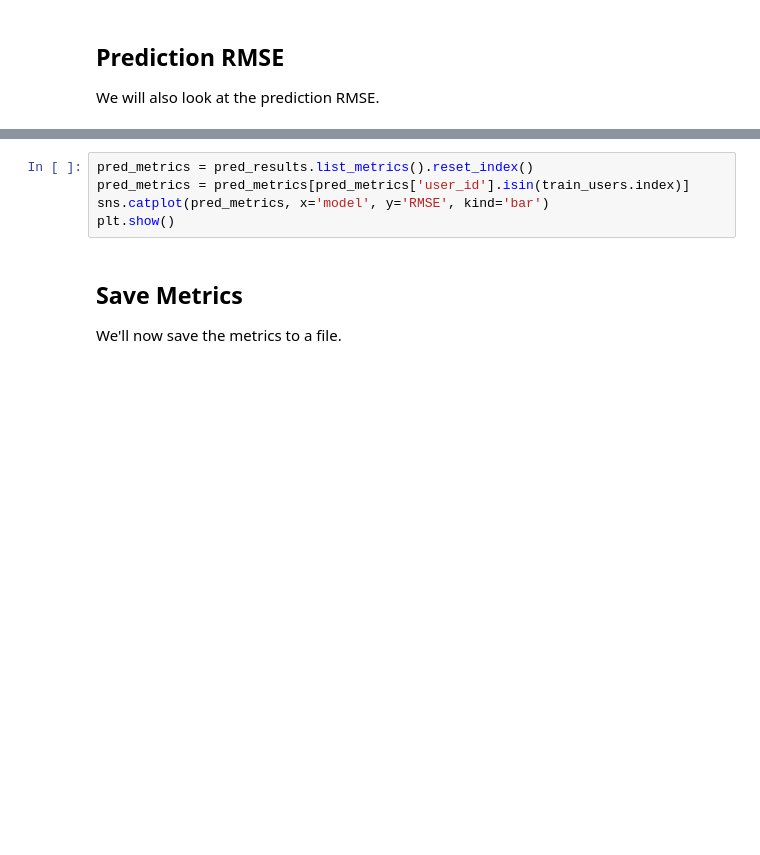
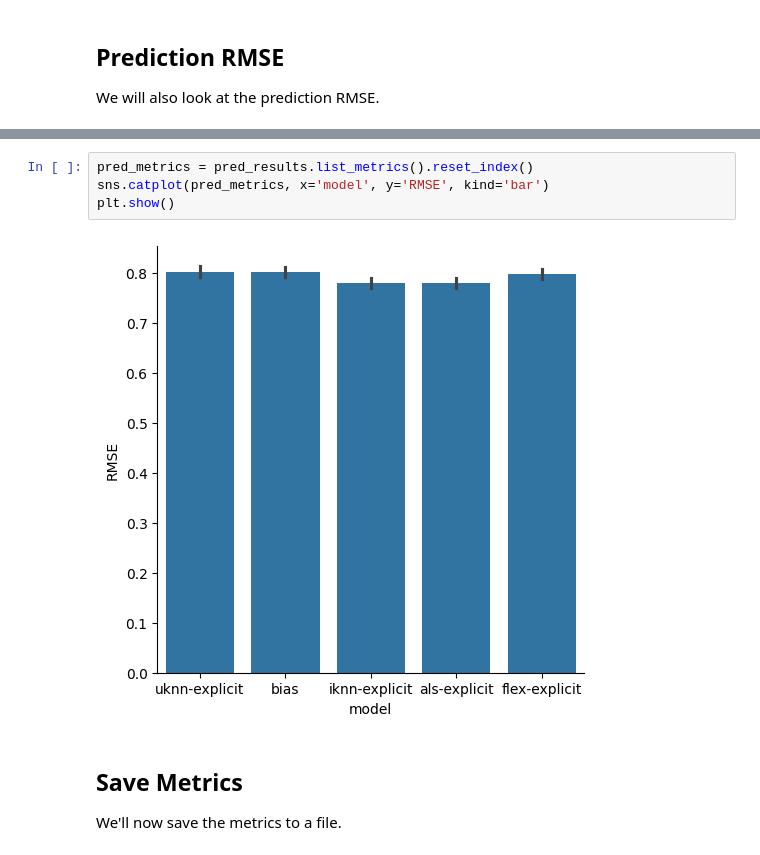
Before and after one commit to lenskit/lk-demo-experiment, a Jupyter notebook: eval-report.ml-10m.ipynb, the cells around one changed output, grey strips where cells are left out. Cells and saved outputs as stored; diff of their text form; blank space fills up the shorter version.

```diff
--- a/eval-report.ml-10m.ipynb
+++ b/eval-report.ml-10m.ipynb
@@ -118,8 +131,9 @@ pred_results.list_summary('model')
 # %%
 pred_metrics = pred_results.list_metrics().reset_index()
-pred_metrics = pred_metrics[pred_metrics['user_id'].isin(train_users.index)]
 sns.catplot(pred_metrics, x='model', y='RMSE', kind='bar')
 plt.show()
+# %% [output]
+[figure, added]
 # %% [markdown]
 ## Save Metrics
 
```
Also changed, not shown: parts of 15 cells of this notebook, 3 other files.
